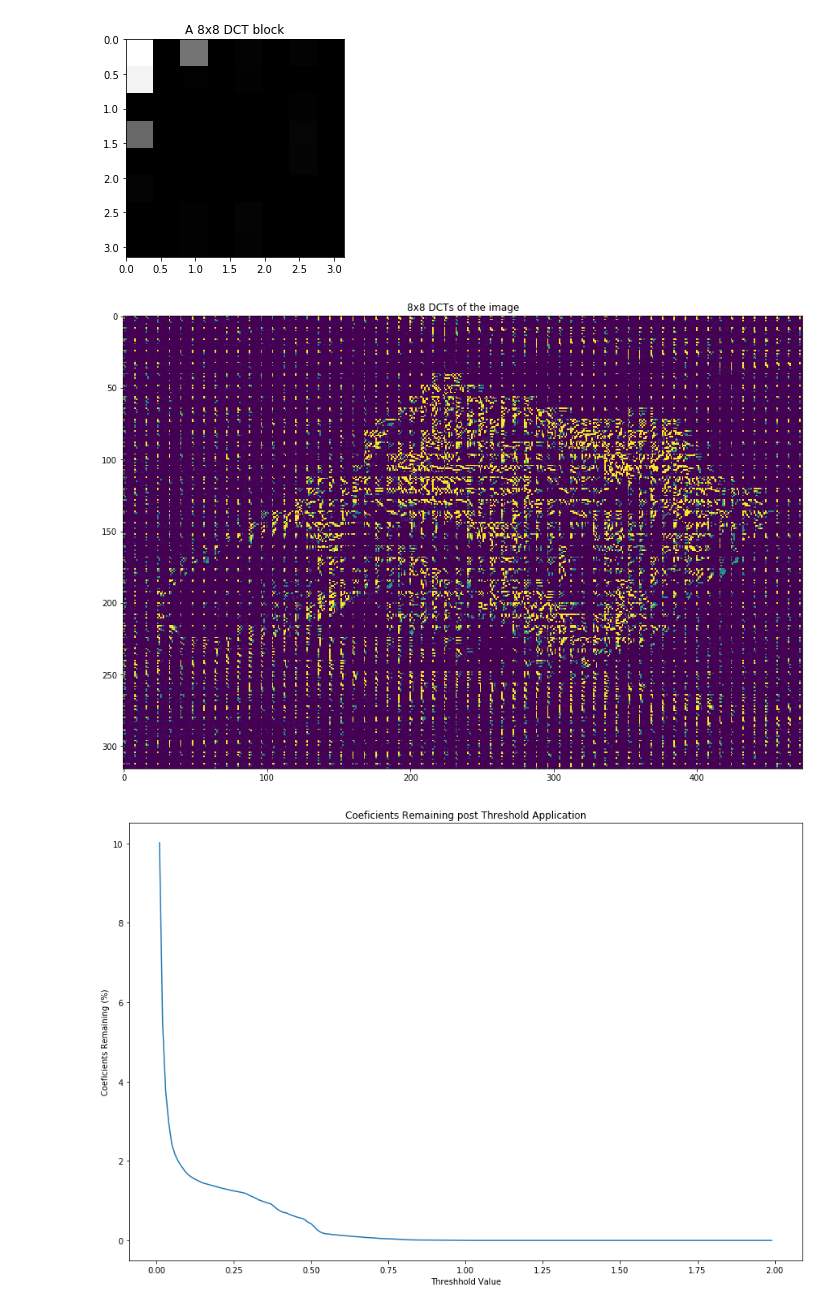
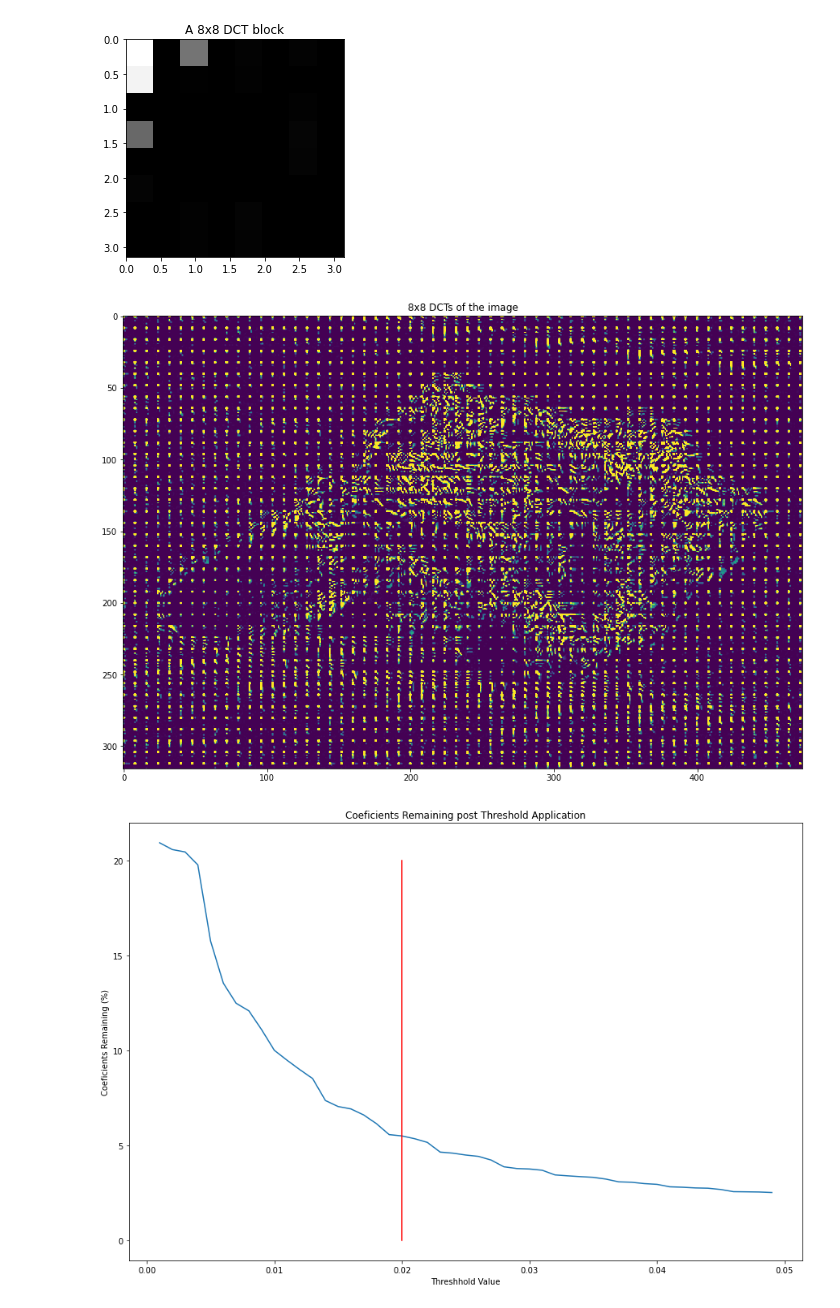
Before and after one commit to S010MON/image-processing, a Jupyter notebook: project2/6252320-Debnath_proj2.ipynb, the cells around one changed output. Cells and saved outputs as stored; diff of their text form; code cells hidden in the pictures.

```diff
--- a/project2/6252320-Debnath_proj2.ipynb
+++ b/project2/6252320-Debnath_proj2.ipynb
@@ -65,5 +67,12 @@ def idct(dct, block_size=8):
+# %%
+def apply_threshold(img_dct, threshold):
+
+    return img_dct * (abs(img_dct) > (threshold * np.max(img_dct)))
 # %%
 pos = 0
+block_size=8
+
+img_dct = dct(img)
 
 # Extract a block from image
 plt.figure()
@@ -72,9 +81,9 @@ plt.title(f"A {block_size}x{block_size} Image block")
 
 # Display the dct of that block
 plt.figure()
-plt.imshow(dct[pos: pos + block_size, pos: pos + block_size],
+plt.imshow(img_dct[pos: pos + block_size, pos: pos + block_size],
            cmap='gray',
-           vmax=np.max(dct)*0.01,
+           vmax=np.max(img_dct) * 0.01,
            vmin=0,
            extent=[0,pi,pi,0])
 
@@ -85,17 +94,18 @@ plt.title(f"A {block_size}x{block_size} DCT block");
 # %%
 # Display entire DCT
 plt.figure(figsize=(15,15))
-plt.imshow(dct, vmax = np.max(dct)*0.01, vmin = 0)
+plt.imshow(img_dct, vmax = np.max(img_dct)*0.01, vmin = 0)
 plt.title( "8x8 DCTs of the image");
 # %% [output]
-[figure, old version]
+[figure, new version]
 # %%
-x = [x * 0.01 for x in range(1, 100)]
+x = [x * 0.001 for x in range(1, 50)]
 thresholds = {}
 coeficients = {}
 
 for key in x:
-    thresholds[key] = dct * (abs(dct) > (key * np.max(dct)))
+    thresholds[key] = apply_threshold(img_dct, key)
+#     thresholds[key] = img_dct * (abs(img_dct) > (key * np.max(img_dct)))
     coeficients[key] = 100 * np.sum(thresholds[key] != 0.0 ) / (img.shape[0] * img.shape[1] * 1.0)
 
 
@@ -105,8 +115,9 @@ for key in x:
 # %%
 plt.figure(figsize=(15,10))
 plt.plot(list(coeficients.keys()), list(coeficients.values()))
+plt.plot([0.02, 0.02],[0, 20], 'r')
 plt.title('Coeficients Remaining post Threshold Application')
 plt.xlabel('Threshhold Value')
 plt.ylabel('Coeficients Remaining (%)');
 # %% [output]
-[figure, old version]
+[figure, new version]
```
Also changed, not shown: parts of 3 cells of this notebook.
